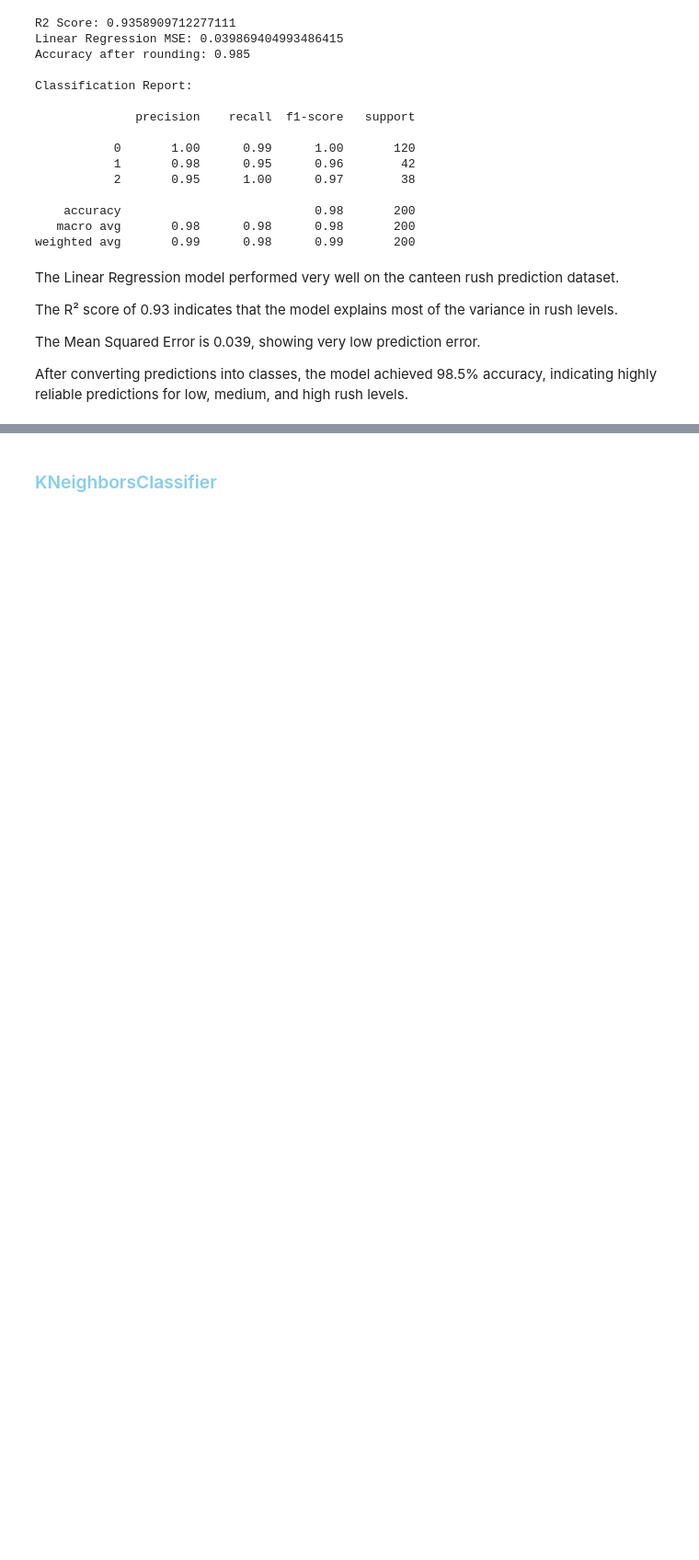
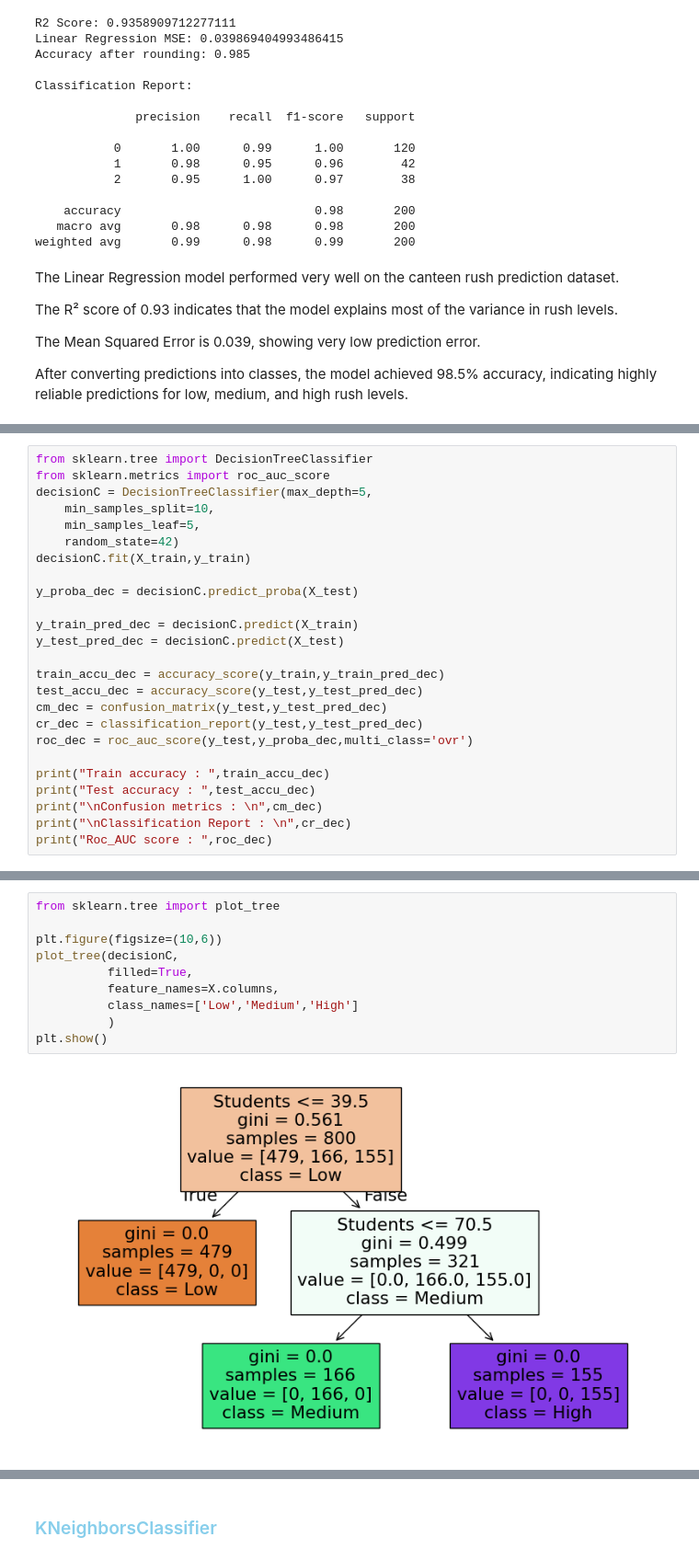
Before and after one commit to Wasima230Sultana/MU-Canteen-Rush-Predictor, a Jupyter notebook: Canteen-rush.ipynb, the cells around one changed output, grey strips where cells are left out. Shown at 92% size. Cells and saved outputs as stored; diff of their text form; blank space fills up the shorter version.

Commit message:
Decision Tree

```diff
--- a/Canteen-rush.ipynb
+++ b/Canteen-rush.ipynb
@@ -629,0 +632,25 @@ After converting predictions into classes, the model achieved 98.5% accuracy, in
+# %%
+from sklearn.tree import DecisionTreeClassifier
+from sklearn.metrics import roc_auc_score
+decisionC = DecisionTreeClassifier(max_depth=5,
+    min_samples_split=10,
+    min_samples_leaf=5,
+    random_state=42)
+decisionC.fit(X_train,y_train)
+
+y_proba_dec = decisionC.predict_proba(X_test)
+
+y_train_pred_dec = decisionC.predict(X_train)
+y_test_pred_dec = decisionC.predict(X_test)
+
+train_accu_dec = accuracy_score(y_train,y_train_pred_dec)
+test_accu_dec = accuracy_score(y_test,y_test_pred_dec)
+cm_dec = confusion_matrix(y_test,y_test_pred_dec)
+cr_dec = classification_report(y_test,y_test_pred_dec)
+roc_dec = roc_auc_score(y_test,y_proba_dec,multi_class='ovr')
+
+print("Train accuracy : ",train_accu_dec)
+print("Test accuracy : ",test_accu_dec)
+print("\nConfusion metrics : \n",cm_dec)
+print("\nClassification Report : \n",cr_dec)
+print("Roc_AUC score : ",roc_dec)
@@ -629,0 +678,12 @@ After converting predictions into classes, the model achieved 98.5% accuracy, in
+# %%
+from sklearn.tree import plot_tree
+
+plt.figure(figsize=(10,6))
+plot_tree(decisionC,
+          filled=True,
+          feature_names=X.columns,
+          class_names=['Low','Medium','High']
+          )
+plt.show()
+# %% [output]
+[figure, added]
```
Also changed, not shown: parts of 7 cells of this notebook.
